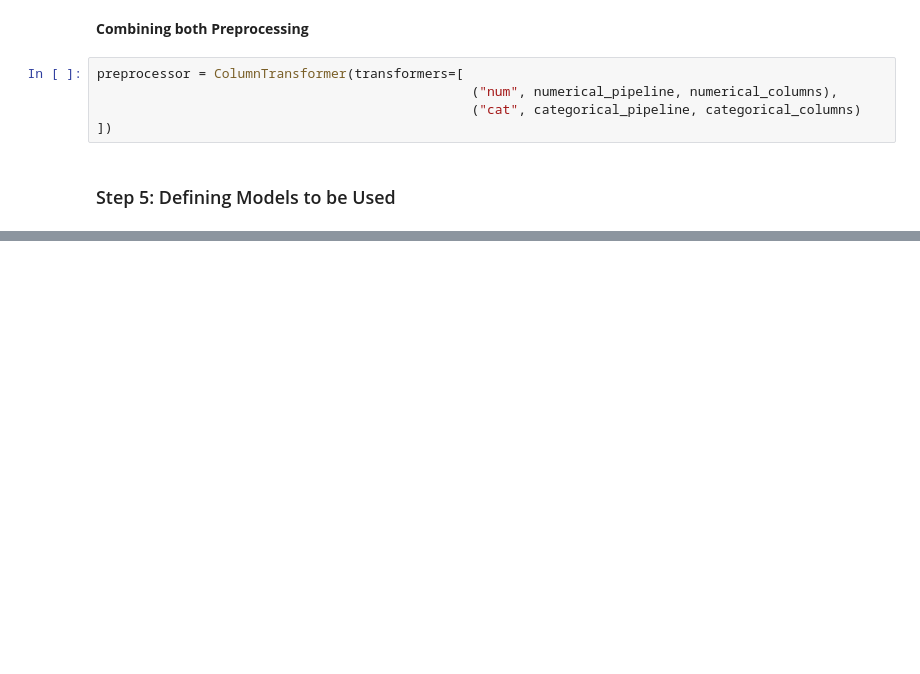
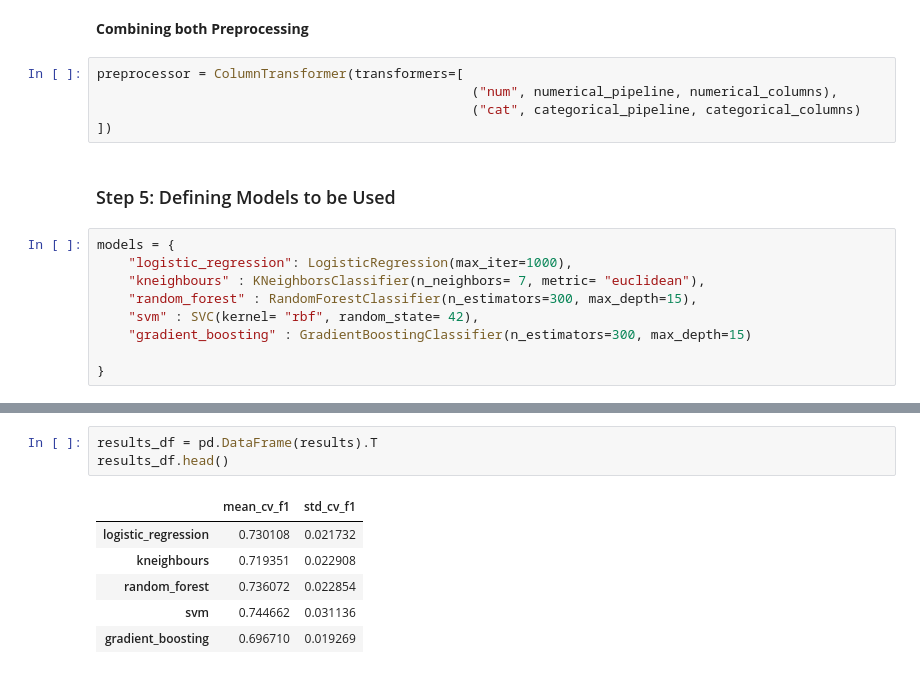
Before and after one commit to OleSuyaye/titanic-survival-prediction, a Jupyter notebook: notebook/titanic.ipynb, the cells around one changed output, grey strips where cells are left out. Cells and saved outputs as stored; diff of their text form; blank space fills up the shorter version.

```diff
--- a/notebook/titanic.ipynb
+++ b/notebook/titanic.ipynb
@@ -172,3 +178,12 @@ preprocessor = ColumnTransformer(transformers=[
 ])
 # %% [markdown]
 ### Step 5: Defining Models to be Used
+# %%
+models = {
+    "logistic_regression": LogisticRegression(max_iter=1000),
+    "kneighbours" : KNeighborsClassifier(n_neighbors= 7, metric= "euclidean"),
+    "random_forest" : RandomForestClassifier(n_estimators=300, max_depth=15),
+    "svm" : SVC(kernel= "rbf", random_state= 42),
+    "gradient_boosting" : GradientBoostingClassifier(n_estimators=300, max_depth=15)
+
+}
@@ -174,0 +222,10 @@ preprocessor = ColumnTransformer(transformers=[
+# %%
+results_df = pd.DataFrame(results).T
+results_df.head()
+# %% [output]
+|  | mean_cv_f1 | std_cv_f1 |
+| logistic_regression | 0.730108 | 0.021732 |
+| kneighbours | 0.719351 | 0.022908 |
+| random_forest | 0.736072 | 0.022854 |
+| svm | 0.744662 | 0.031136 |
+| gradient_boosting | 0.696710 | 0.019269 |
```
Also changed, not shown: parts of 4 cells of this notebook.
